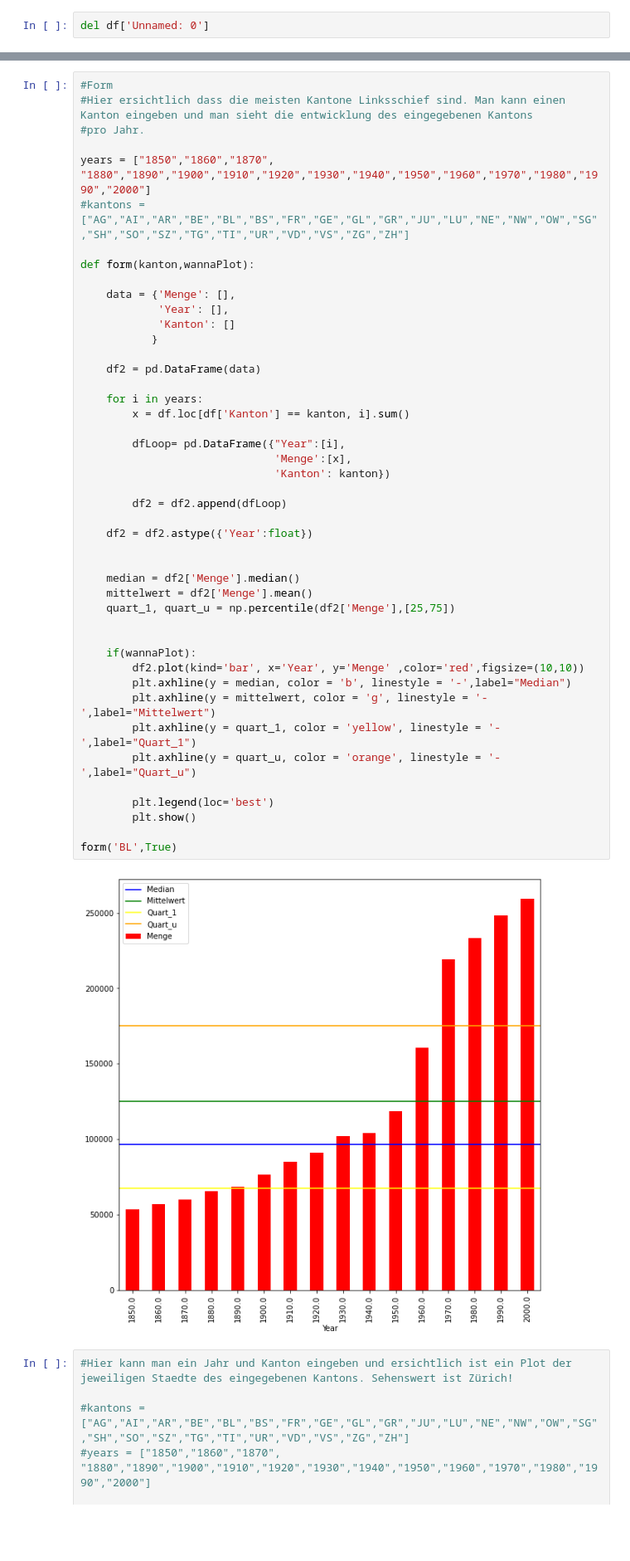
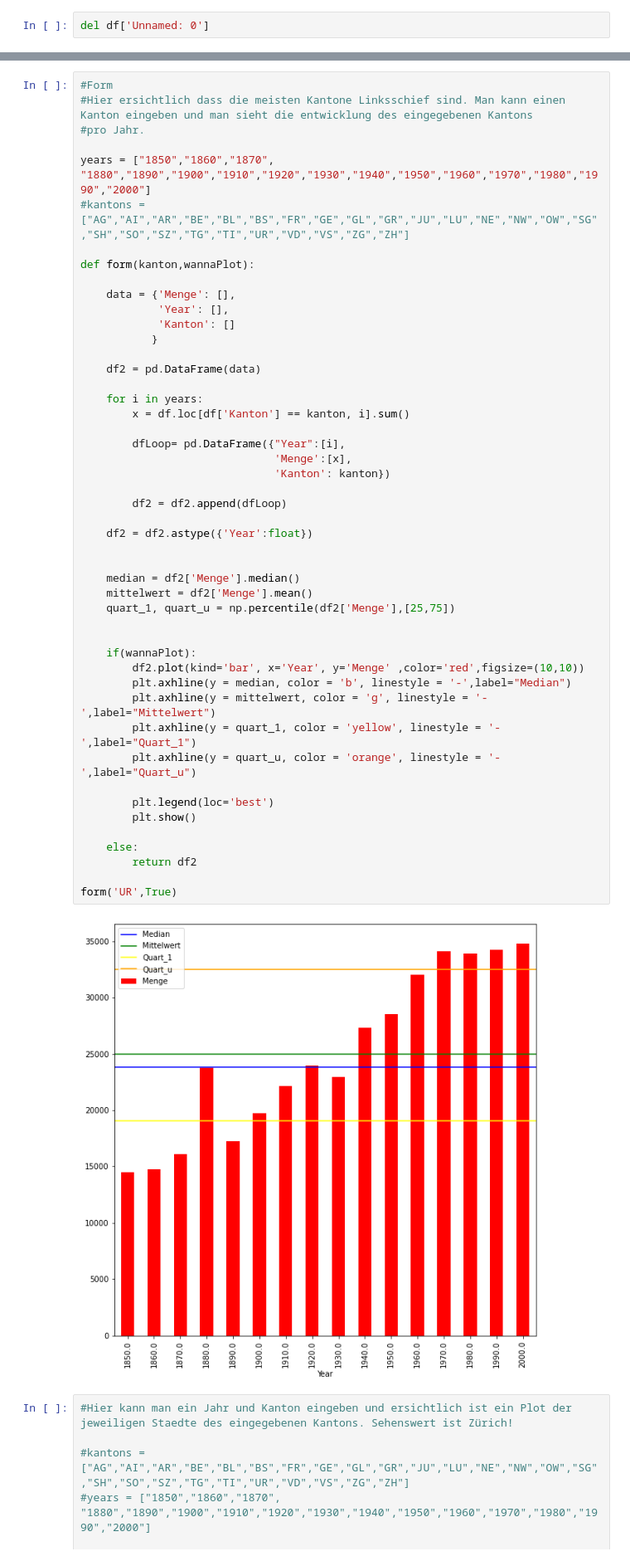
Before and after one commit to christiangemesi/datastory, a Jupyter notebook: christian_gemesi_befoelkerungsanalyse_schweiz/data/preprocessed/DataStory_DescriptiveStats.ipynb, the cells around one changed output, grey strips where cells are left out. Shown at 83% size. Cells and saved outputs as stored; diff of their text form; blank space fills up the shorter version.

```diff
--- a/christian_gemesi_befoelkerungsanalyse_schweiz/data/preprocessed/DataStory_DescriptiveStats.ipynb
+++ b/christian_gemesi_befoelkerungsanalyse_schweiz/data/preprocessed/DataStory_DescriptiveStats.ipynb
@@ -242,35 +258,38 @@ def form(kanton,wannaPlot):
     df2 = pd.DataFrame(data)
 
     for i in years:
         x = df.loc[df['Kanton'] == kanton, i].sum()
 
         dfLoop= pd.DataFrame({"Year":[i],
                               'Menge':[x],
                               'Kanton': kanton})
 
         df2 = df2.append(dfLoop)
 
     df2 = df2.astype({'Year':float})
 
 
     median = df2['Menge'].median()
     mittelwert = df2['Menge'].mean()
     quart_1, quart_u = np.percentile(df2['Menge'],[25,75])
 
 
     if(wannaPlot):
         df2.plot(kind='bar', x='Year', y='Menge' ,color='red',figsize=(10,10))
         plt.axhline(y = median, color = 'b', linestyle = '-',label="Median")
         plt.axhline(y = mittelwert, color = 'g', linestyle = '-',label="Mittelwert")
         plt.axhline(y = quart_1, color = 'yellow', linestyle = '-',label="Quart_1")
         plt.axhline(y = quart_u, color = 'orange', linestyle = '-',label="Quart_u")
 
         plt.legend(loc='best')
         plt.show()
 
-form('BL',True)
+    else:
+        return df2
+
+form('UR',True)
 # %% [output]
-[figure, old version]
+[figure, new version]
 # %%
 #Hier kann man ein Jahr und Kanton eingeben und ersichtlich ist ein Plot der jeweiligen Staedte des eingegebenen Kantons. Sehenswert ist Zürich!
 
```
Also changed, not shown: parts of 7 cells of this notebook, 4 other files.
